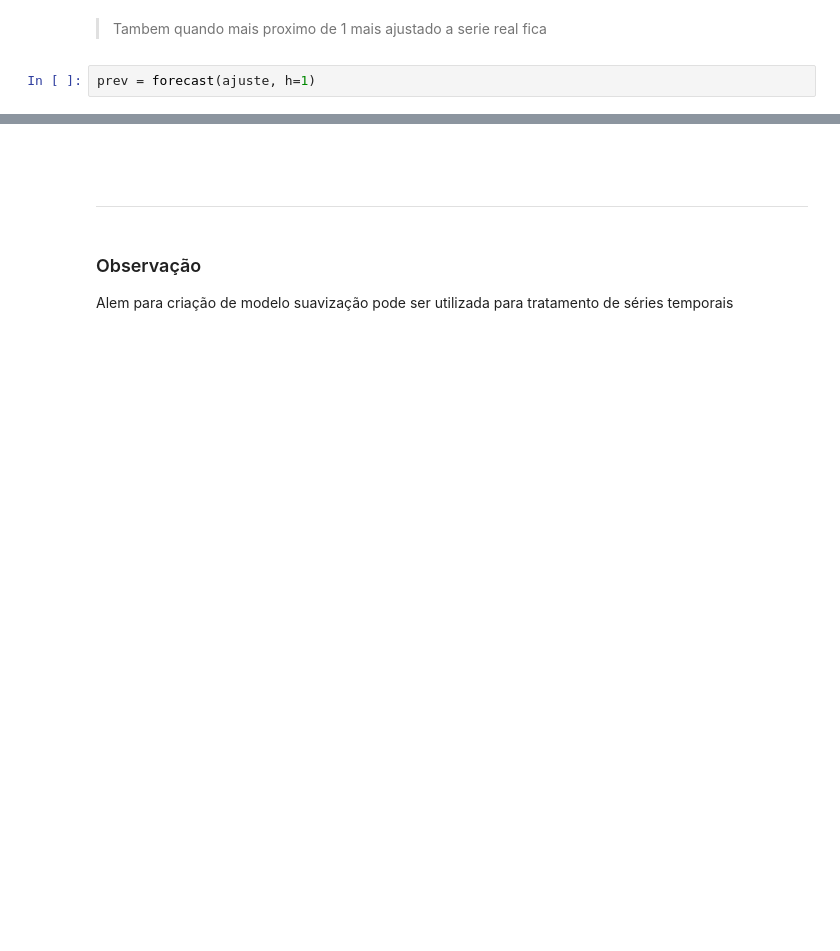
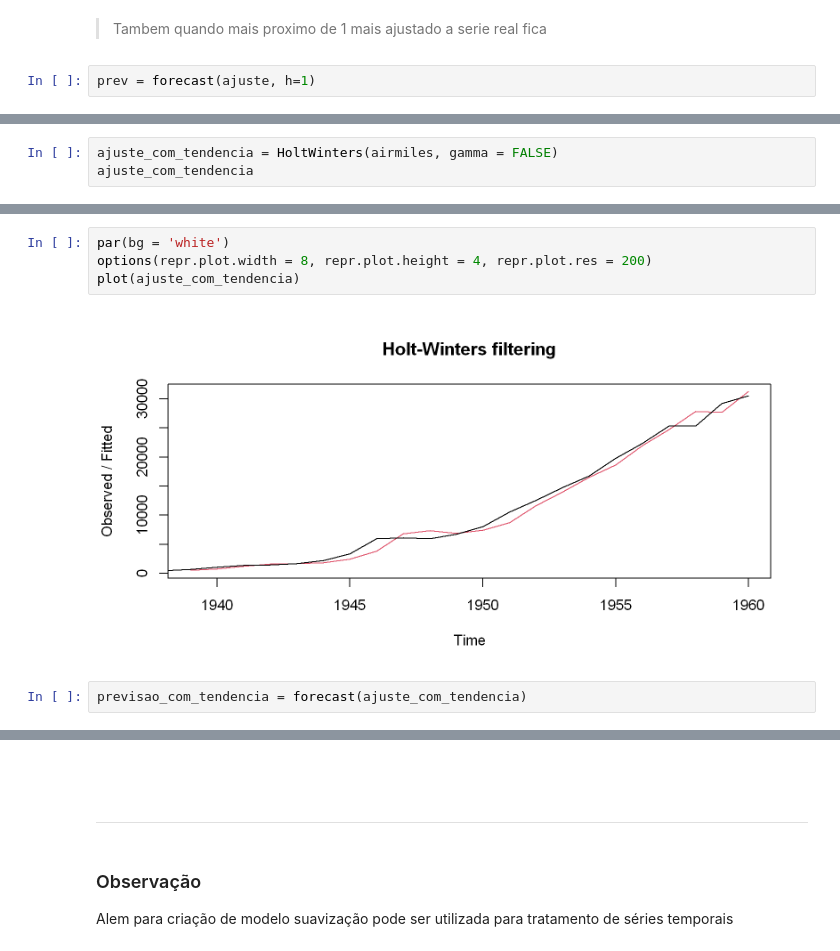
Before and after one commit to kaladabrio2020/livro-analise-pratica-series-temporais, a Jupyter notebook: capitulo 0 - conteudo adicionais/capitulo_0.ipynb, the cells around one changed output, grey strips where cells are left out. Saved outputs shown, nothing was run; the diff lists cells and outputs as text; blank space fills up the shorter version.

```diff
--- a/capitulo 0 - conteudo adicionais/capitulo_0.ipynb
+++ b/capitulo 0 - conteudo adicionais/capitulo_0.ipynb
@@ -238,0 +240,3 @@ plot(prev)
+# %%
+ajuste_com_tendencia = HoltWinters(airmiles, gamma = FALSE)
+ajuste_com_tendencia
@@ -238,0 +258,8 @@ plot(prev)
+# %%
+par(bg = 'white')
+options(repr.plot.width = 8, repr.plot.height = 4, repr.plot.res = 200)
+plot(ajuste_com_tendencia)
+# %% [output]
+[figure, added]
+# %%
+previsao_com_tendencia = forecast(ajuste_com_tendencia)
```
Also changed, not shown: parts of 25 cells of this notebook.
